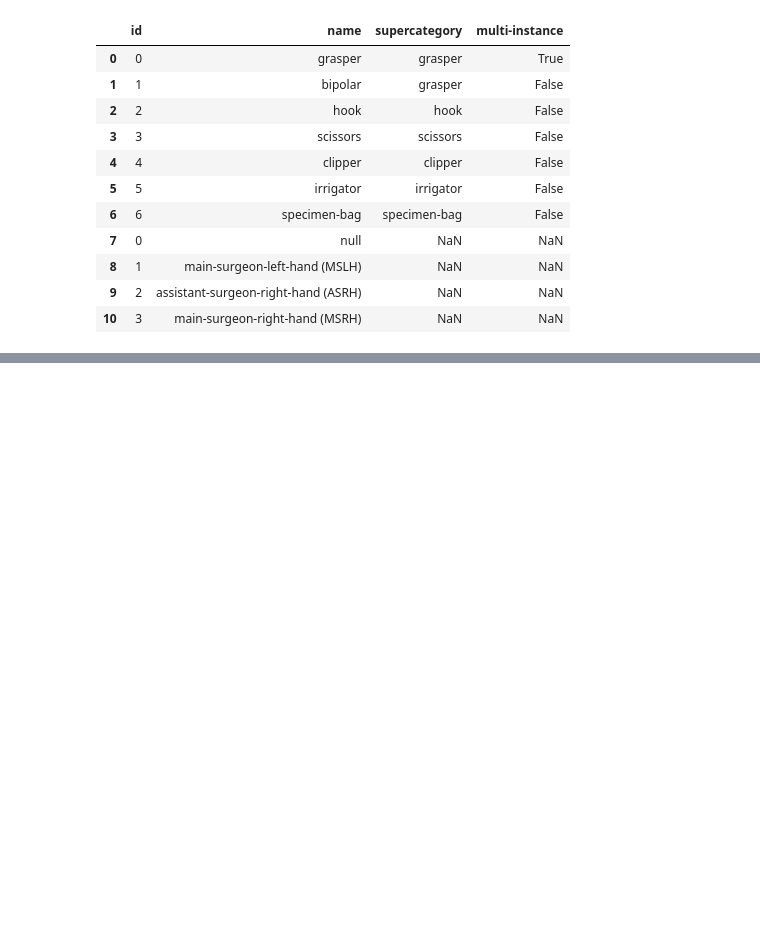
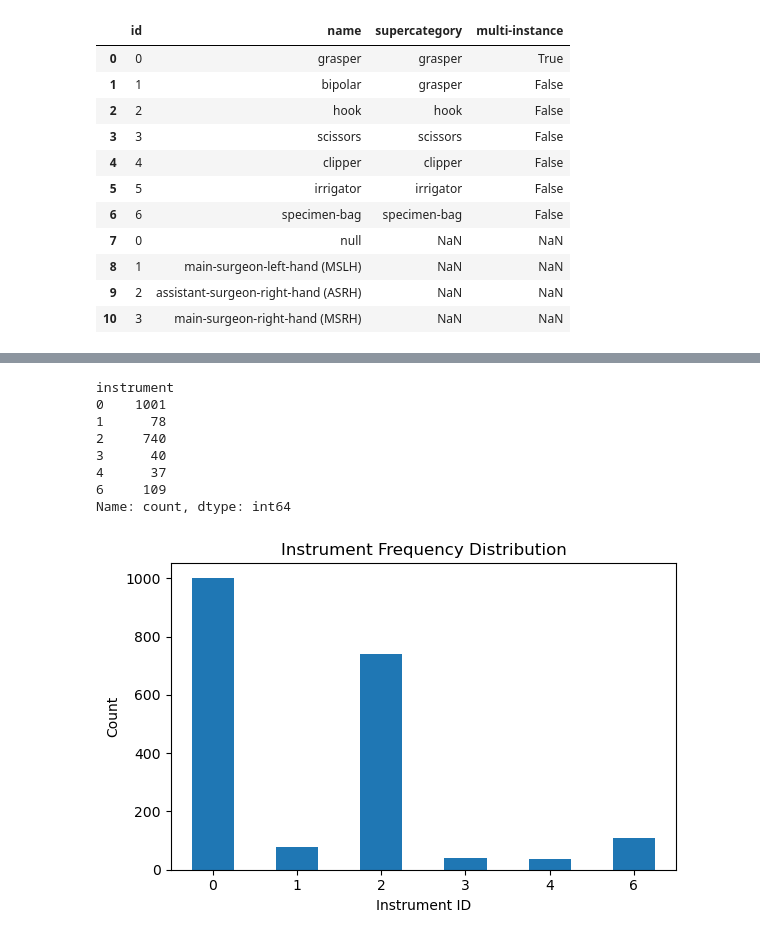
Before and after one commit to rayyanrbj09/SurgiMind, a Jupyter notebook: data_analysis.ipynb, the cells around one changed output, grey strips where cells are left out. Drawn from its saved outputs; the diff is of its cells as text; code cells hidden in the pictures; blank space fills up the shorter version.

```diff
--- a/data_analysis.ipynb
+++ b/data_analysis.ipynb
@@ -295,0 +427,2 @@ df_categories_flat
+# %%
+df = pd.read_json(r"s3://surgimind01/Training/VID04/vid04.json")
@@ -295,0 +476,15 @@ df_categories_flat
+# %%
+"""
+Step-by-step process to flatten the nested 'annotations' column.
+
+1. Filter out rows where 'annotations' is empty or NaN.
+2. Explode the column so each list item becomes a separate row.
+3. Normalize each dictionary in the exploded column into individual columns.
+4. Preview the structured flattened data.
+"""
+from pandas import json_normalize
+pd.set_option('display.max_columns', None)
+df_ann = df[df["annotations"].notna()].copy()
+df_ann = df_ann.explode("annotations")
+df_ann_flat = json_normalize(df_ann["annotations"])
+df_ann_flat.head()
@@ -295,0 +527,29 @@ df_categories_flat
+# %%
+
+# Count occurrences of each instrument
+instrument_counts = df_ann_flat['instrument'].value_counts().sort_index()
+
+# Display counts as a table
+print(instrument_counts)
+
+# Plot
+plt.figure(figsize=(6, 4))
+instrument_counts.plot(kind='bar')
+
+plt.title("Instrument Frequency Distribution")
+plt.xlabel("Instrument ID")
+plt.ylabel("Count")
+
+plt.xticks(rotation=0)
+plt.tight_layout()
+plt.show()
+# %% [output]
+instrument
+0    1001
+1      78
+2     740
+3      40
+4      37
+6     109
+Name: count, dtype: int64
+[figure, added]
```
Also changed, not shown: parts of 29 cells of this notebook.
